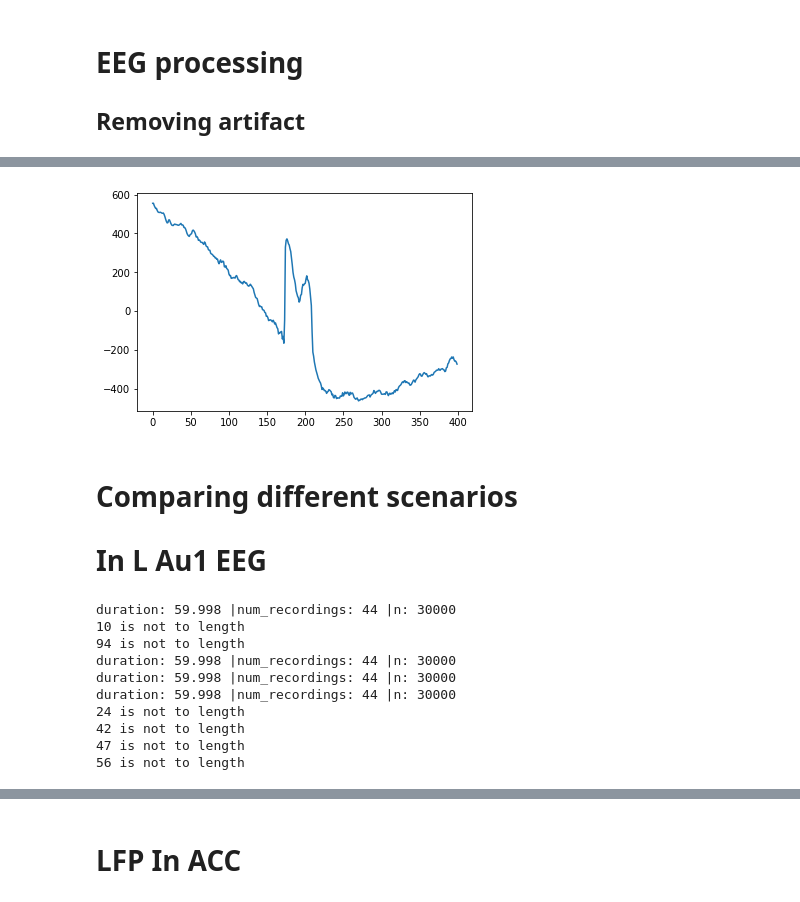
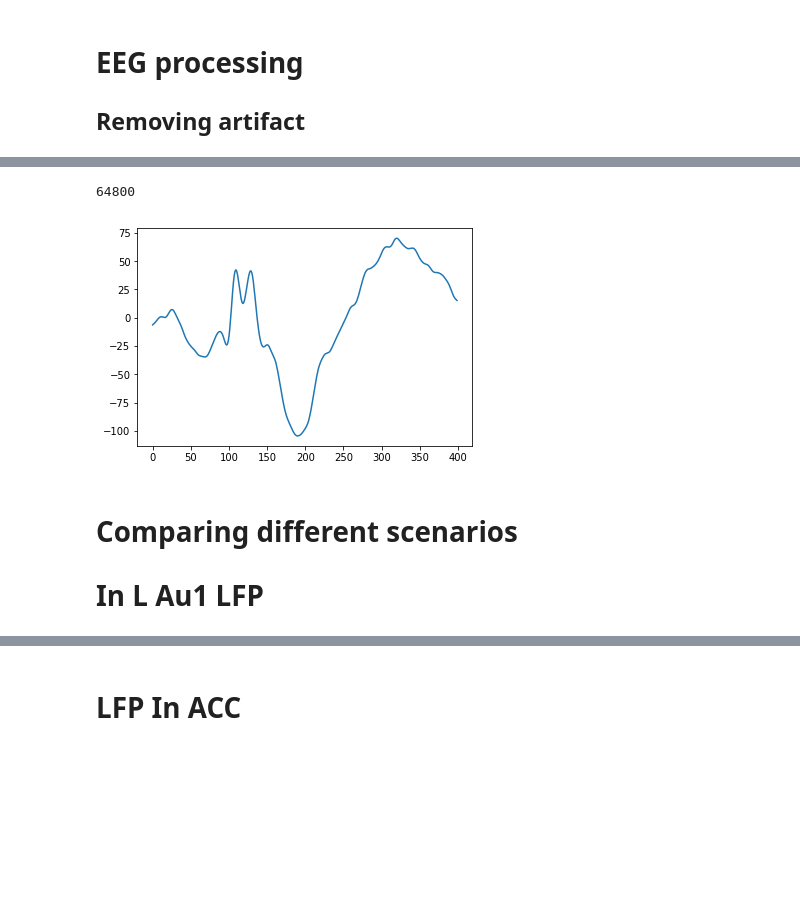
Before and after one commit to Maylibooyah69/RewardReversalPorject, a Jupyter notebook: Import EEG.ipynb, the cells around one changed output, grey strips where cells are left out. Drawn from its saved outputs; the diff is of its cells as text; code cells hidden in the pictures; blank space fills up the shorter version.

```diff
--- a/Import EEG.ipynb
+++ b/Import EEG.ipynb
@@ -126,11 +126,12 @@ def get_behavior(rat,eeg_length,plot=False): # each interval is around 0.002
     zero_temp=np.zeros(tvec.shape)
     zero_temp[tar_onset]=1
     zero_temp[off_tar_onset]=2
-    zero_temp[low_tone_onset]=3
-    zero_temp[high_tone_onset]=4
 
     for j in np.nonzero(zero_temp)[0]:
         epoched_eeg.append(copy.deepcopy(signal[:,j-100:j+eeg_length]))
+
+    zero_temp[low_tone_onset]=3
+    zero_temp[high_tone_onset]=4
 
     log=zero_temp[np.nonzero(zero_temp)]
     action_log+=(log[log<3].tolist())
@@ -143,23 +144,23 @@ def get_behavior(rat,eeg_length,plot=False): # each interval is around 0.002
     action_log=np.array(action_log)
     reward_log[reward_log==3]=1
     reward_log[reward_log==4]=0
-    return action_log,reward_log,epoched_eeg,log
+    return action_log,reward_log,epoched_eeg
 
-def eeg_by_label(rat,label_by_action,label_by_reward=None,eeg_length=300): # the label_by_action is either 1 or 2
-    action_log,reward_log,epoched_eeg,log=get_behavior(rat,eeg_length,plot=False)
+def eeg_by_label(rat,label_by_action,label_by_reward=None,label_by_chan=19,eeg_length=300): # the label_by_action is either 1 or 2
+    action_log,reward_log,epoched_eeg=get_behavior(rat,eeg_length,plot=False)
     if label_by_action!=None:
-        idx1=(log==label_by_action)
+        idx1=(action_log==label_by_action)
     else:
-        idx1=np.ones(log.shape)
+        idx1=np.ones(action_log.shape)
     if label_by_reward!=None:
-        idx2=(log==label_by_reward)
+        idx2=(reward_log==label_by_reward)
     else:
-        idx2=np.ones(log.shape)
+        idx2=np.ones(reward_log.shape)
     idx=(idx1*idx2).astype(dtype=int)
     out=[]
     for i in np.nonzero(idx)[0]:
-        out.append(epoched_eeg[i])
-    return out
+        out.append(epoched_eeg[i][label_by_chan])
+    return np.array(out)
 # %% [markdown]
 # Rat23 is high_tone for reward
 # %%
@@ -179,10 +175,11 @@ low_eeg=eeg_by_label(rat23,None,4)
 # %%
 from scipy.stats import kurtosis
-def mask_by_std(eeg_in,reject=False): # need to specify eeg channel here
+def mask_by_std(eeg_in,zero_fill=False): # need to specify eeg channel here
     eeg=copy.deepcopy(eeg_in)
     std=np.std(eeg)
     m=np.mean(eeg)
-    artifact=(np.abs((eeg-m)/std))>3
+#     artifact=(np.abs((eeg-m)/std))>3
+    artifact=np.abs(eeg)>1500
     arti_onset=np.where(artifact==1)[0]
     for i in arti_onset:
         eeg[i-100:i+100]=np.nan
@@ -275,10 +272,10 @@ def get_excel_info(rat_num):
 # %%
-val_chan,chan_name,dates,rat_nums=get_excel_info(9)
+val_chan,chan_name,dates,rat_nums=get_excel_info(26)
 rat_df=get_ephys(dates[0],rat_nums[0])
 tvec,signal,low_tone,high_tone,tar,off_tar=rat_summary(rat_df)
-action_log,reward_log,epoched_eeg,log=get_behavior(rat_df,eeg_length=300,plot=False)
+action_log,reward_log,epoched_eeg=get_behavior(rat_df,eeg_length=300,plot=False)
 # %%
 tar_eeg=eeg_by_label(rat_df,1)
 off_tar_eeg=eeg_by_label(rat_df,2)
-hi_eeg=eeg_by_label(rat_df,3)
-low_eeg=eeg_by_label(rat_df,4)
+hi_eeg=eeg_by_label(rat_df,None,1)
+low_eeg=eeg_by_label(rat_df,None,0)
@@ -297,26 +282,15 @@ plt.plot(masked)
 # %%
 plt.clf()
-erp1=plot_average(off_tar_eeg,17,fil=False)
-# erp2=plot_average(off_tar_eeg,fil=False)
+erp1=plot_average(low_eeg,fil=True)
 # %% [output]
+64800
-[figure, old version]
+[figure, new version]
 # %% [markdown]
 # Comparing different scenarios
-# In L Au1 EEG
+# In L Au1 LFP
 # %%
-tar_r=eeg_by_label(rat_df,1,23,label_by_reward=1)
-off_r=eeg_by_label(rat_df,2,23,label_by_reward=1)
-tar_n=eeg_by_label(rat_df,1,23,label_by_reward=0)
-off_n=eeg_by_label(rat_df,2,23,label_by_reward=0)
+tar_r=eeg_by_label(rat_df,1,1)
+off_r=eeg_by_label(rat_df,2,1)
+tar_n=eeg_by_label(rat_df,1,0)
+off_n=eeg_by_label(rat_df,2,0)
-# %% [output]
-duration: 59.998 |num_recordings: 44 |n: 30000
-10 is not to length
-94 is not to length
-duration: 59.998 |num_recordings: 44 |n: 30000
-duration: 59.998 |num_recordings: 44 |n: 30000
-duration: 59.998 |num_recordings: 44 |n: 30000
-24 is not to length
-42 is not to length
-47 is not to length
-56 is not to length
 # %%
```
Also changed, not shown: parts of 16 cells of this notebook.
